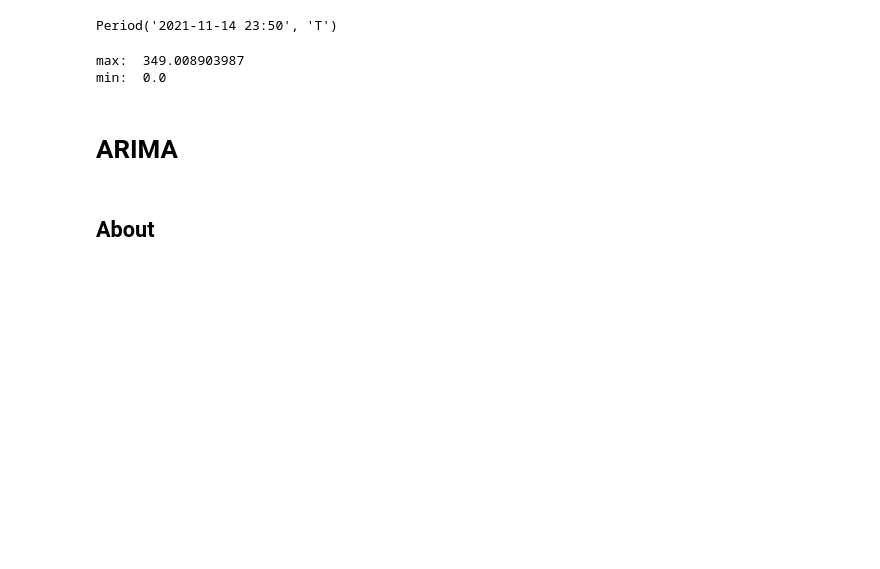
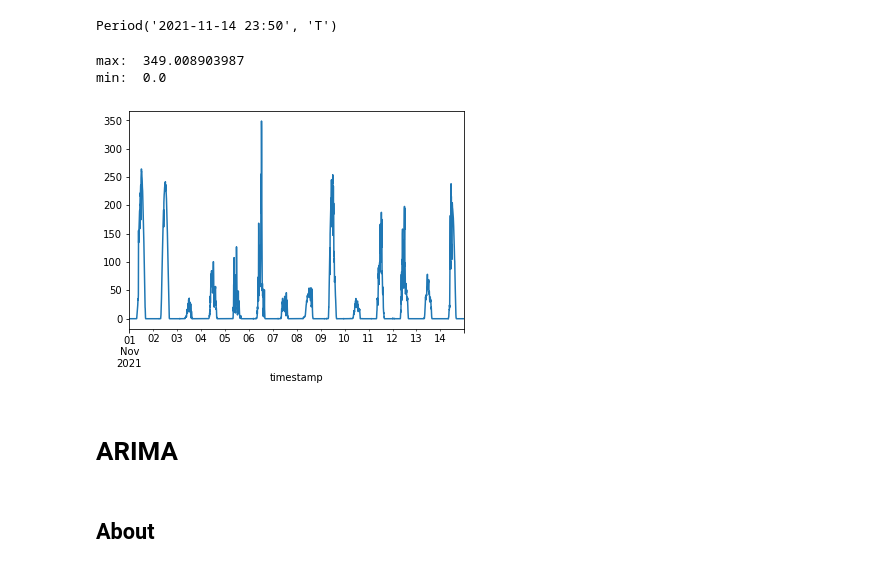
Before and after one commit to h31d1/ML_project_P09_Smart_solar_power, a Jupyter notebook: ARIMA.ipynb, the cells around one changed output. Cells and saved outputs as stored; diff of their text form; code cells hidden in the pictures; blank space fills up the shorter version.

```diff
--- a/ARIMA.ipynb
+++ b/ARIMA.ipynb
@@ -153,6 +183,11 @@ print("min: ",series_rad_selection.values.min())
 # %% [output]
 max:  349.008903987
 min:  0.0
+# %%
+series_rad_selection.plot()
+plt.show()
+# %% [output]
+[figure, added]
 # %% [markdown]
 # ARIMA
 # %% [markdown]
```
Also changed, not shown: parts of 16 cells of this notebook, 3 other files.
